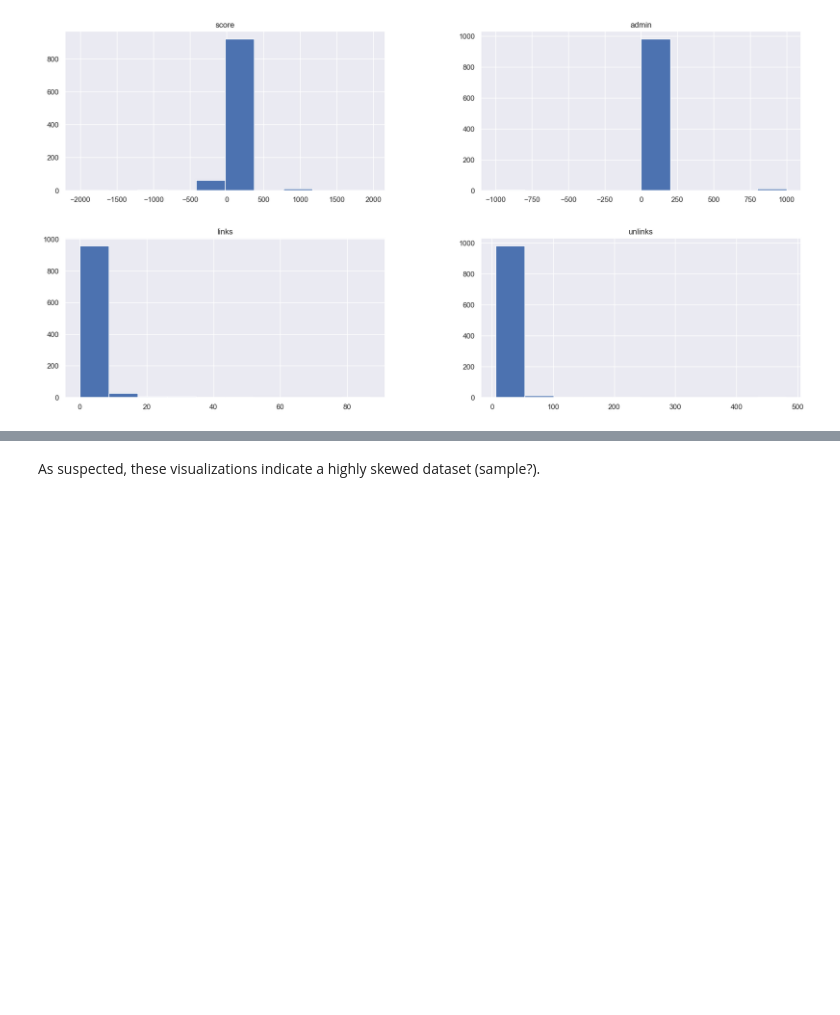
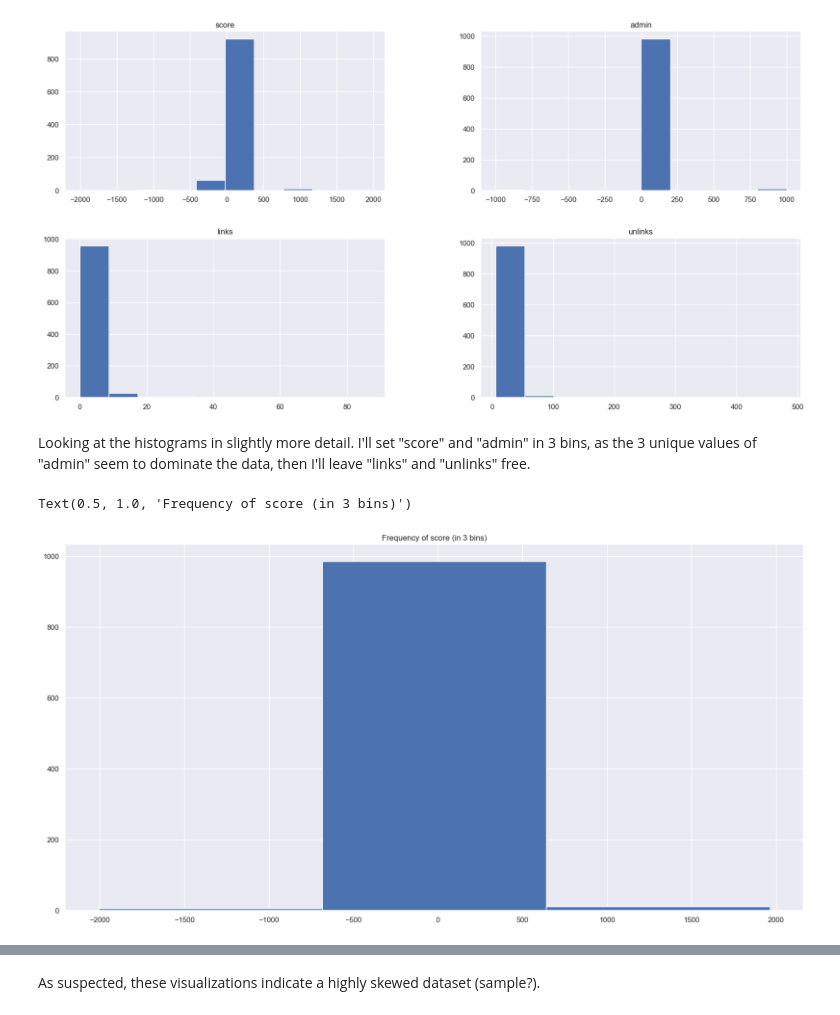
Before and after one commit to duarteharris/pruvo, a Jupyter notebook: eda.ipynb, the cells around one changed output, grey strips where cells are left out. Drawn from its saved outputs; the diff is of its cells as text; code cells hidden in the pictures; blank space fills up the shorter version.

Commit message:
feat: :zap: added more histograms of the numerical features

```diff
--- a/eda.ipynb
+++ b/eda.ipynb
@@ -277,3 +277,12 @@ array([[<Axes: title={'center': 'score'}>,
        [<Axes: title={'center': 'links'}>,
         <Axes: title={'center': 'unlinks'}>]], dtype=object)
 [figure]
+# %% [markdown]
+Looking at the histograms in slightly more detail. I'll set "score" and "admin" in 3 bins, as the 3 unique values of "admin" seem to dominate the data, then I'll leave "links" and "unlinks" free.
+# %%
+# plotting histograms of score
+rooms_df["score"].hist(figsize= (20, 10), bins= 3)
+plt.title("Frequency of score (in 3 bins)")
+# %% [output]
+Text(0.5, 1.0, 'Frequency of score (in 3 bins)')
+[figure, added]
```
Also changed, not shown: parts of 3 cells of this notebook.
